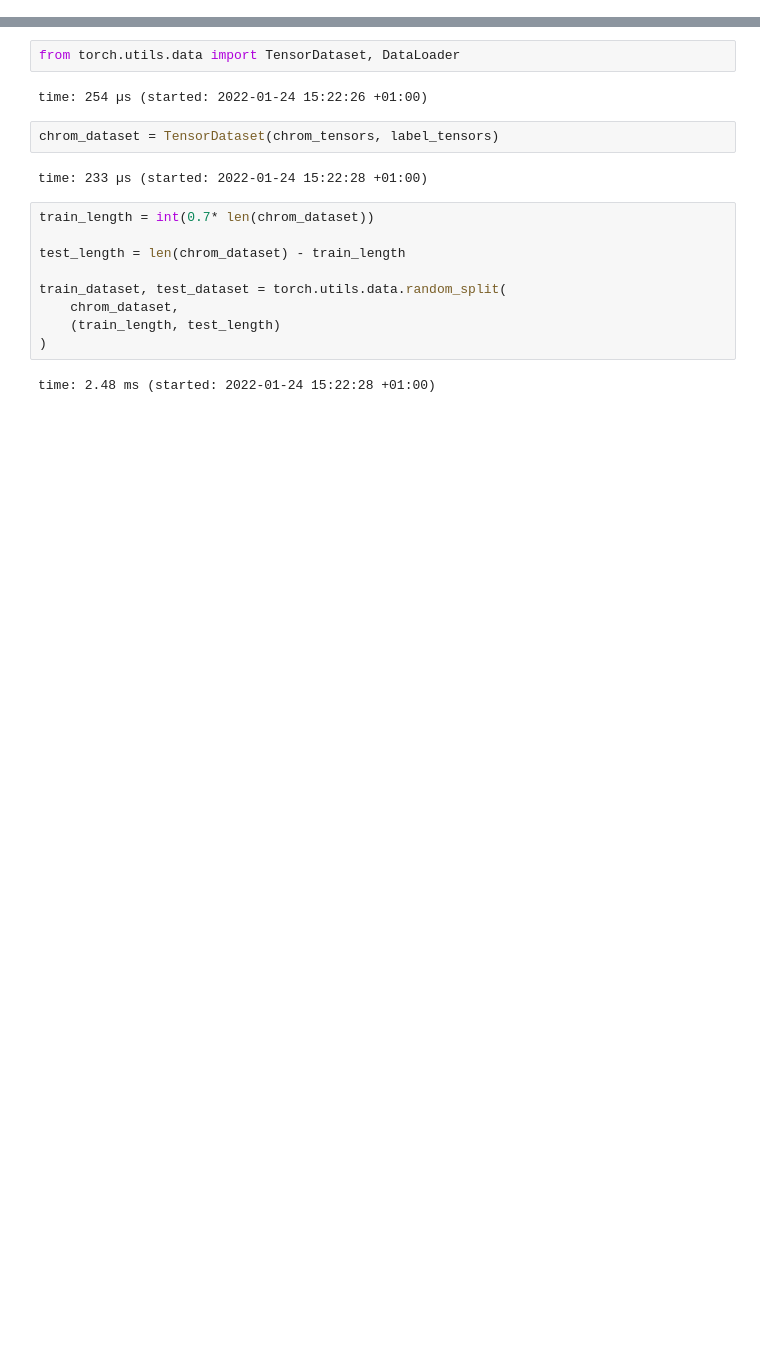
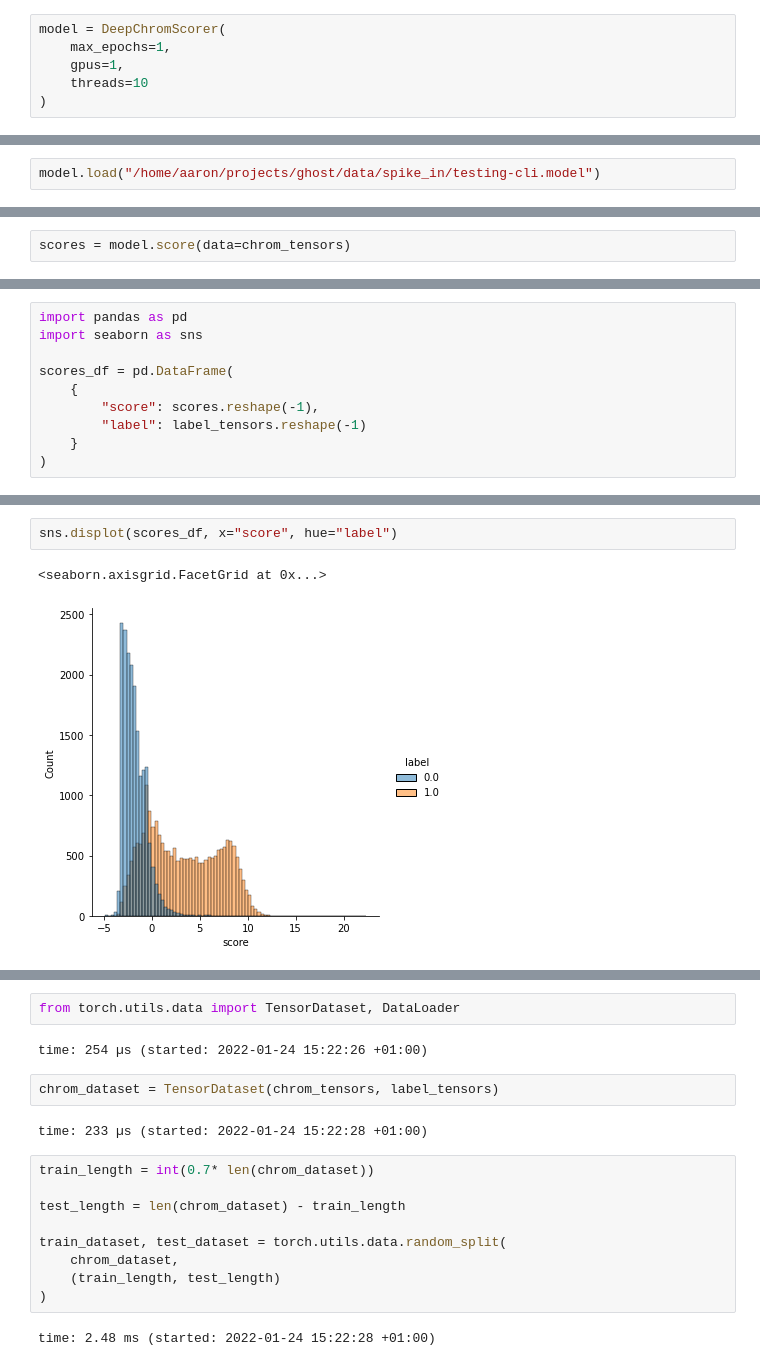
Before and after one commit to InfectionMedicineProteomics/gps, a Jupyter notebook: notebooks/torch_model.ipynb, the cells around one changed output, grey strips where cells are left out. Drawn from its saved outputs; the diff is of its cells as text; blank space fills up the shorter version.

```diff
--- a/notebooks/torch_model.ipynb
+++ b/notebooks/torch_model.ipynb
@@ -55,0 +59,6 @@ time: 8.58 ms (started: 2022-01-24 15:22:25 +01:00)
+# %%
+model = DeepChromScorer(
+    max_epochs=1,
+    gpus=1,
+    threads=10
+)
@@ -55,0 +82,2 @@ time: 8.58 ms (started: 2022-01-24 15:22:25 +01:00)
+# %%
+model.load("/home/aaron/projects/ghost/data/spike_in/testing-cli.model")
@@ -55,0 +86,2 @@ time: 8.58 ms (started: 2022-01-24 15:22:25 +01:00)
+# %%
+scores = model.score(data=chrom_tensors)
@@ -55,0 +94,10 @@ time: 8.58 ms (started: 2022-01-24 15:22:25 +01:00)
+# %%
+import pandas as pd
+import seaborn as sns
+
+scores_df = pd.DataFrame(
+    {
+        "score": scores.reshape(-1),
+        "label": label_tensors.reshape(-1)
+    }
+)
@@ -55,0 +106,5 @@ time: 8.58 ms (started: 2022-01-24 15:22:25 +01:00)
+# %%
+sns.displot(scores_df, x="score", hue="label")
+# %% [output]
+<seaborn.axisgrid.FacetGrid at 0x...>
+[figure, added]
```
Also changed, not shown: parts of 15 cells of this notebook, 7 other files.
